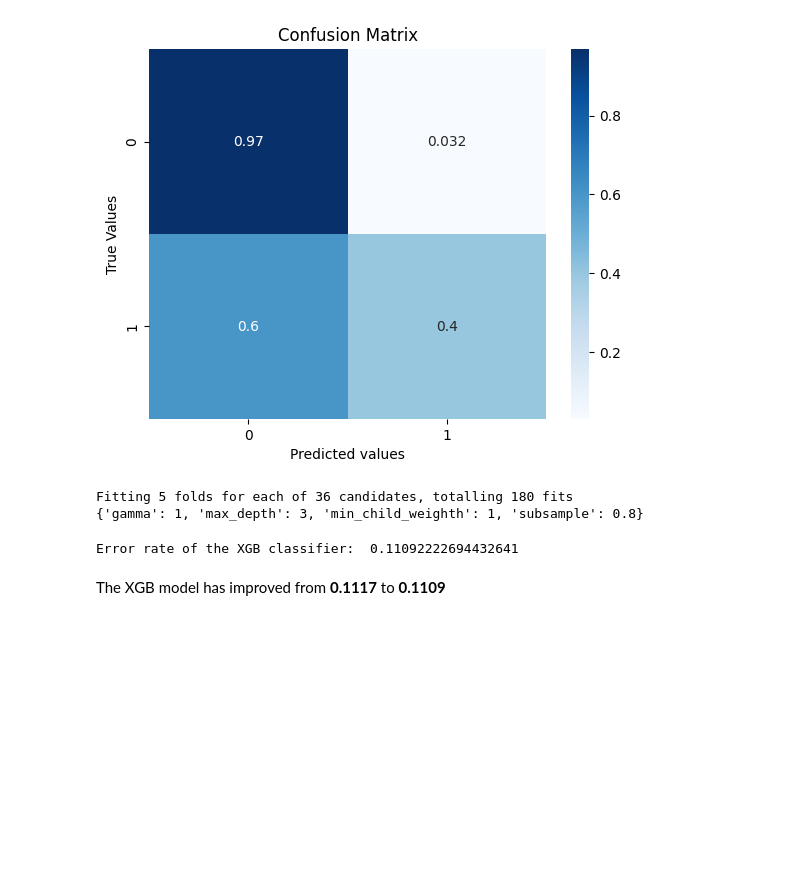
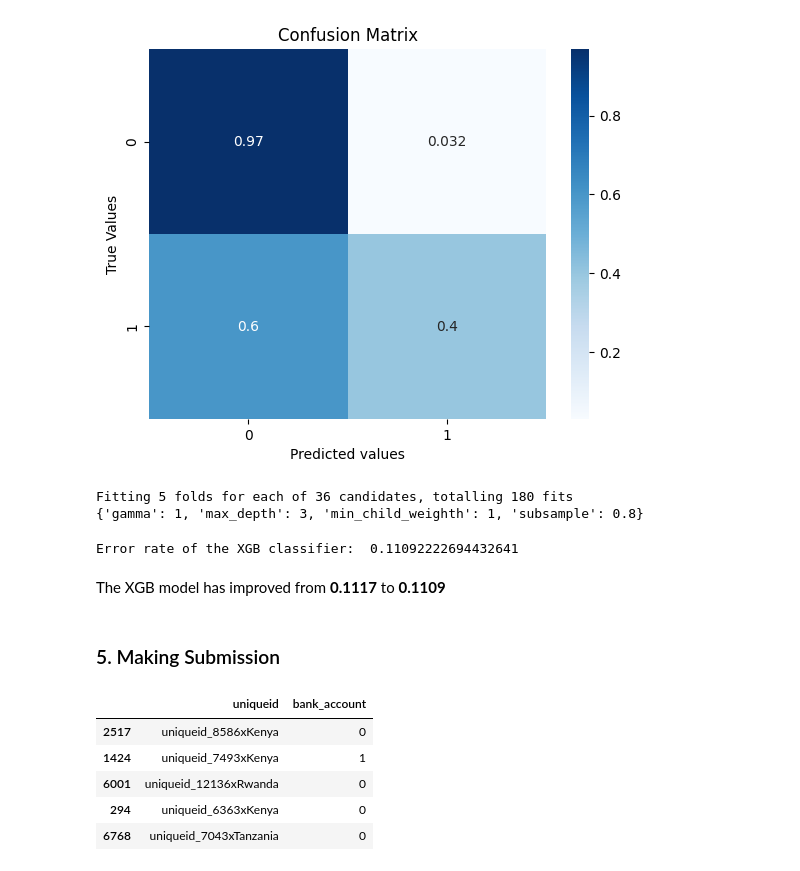
Before and after one commit to gidmak/financial_inclusion, a Jupyter notebook: EDA.ipynb, the cells around one changed output. Cells and saved outputs as stored; diff of their text form; code cells hidden in the pictures; blank space fills up the shorter version.

Commit message:
Added submission file

```diff
--- a/EDA.ipynb
+++ b/EDA.ipynb
@@ -594,3 +594,21 @@ print("Error rate of the XGB classifier: ", 1 - accuracy_score(y_val, y_pred))
 Error rate of the XGB classifier:  0.11092222694432641
 # %% [markdown]
 The XGB model has improved from **0.1117** to **0.1109**
+# %% [markdown]
+### 5. Making Submission
+# %%
+# Using our model to make prediction on test data
+df_test.bank_account = xgb_model.predict(processed_test)
+# %%
+# Create a submission dataframe
+submission = pd.DataFrame({"uniqueid": df_test["uniqueid"] + "x" + df_test["country"],
+                            "bank_account": df_test.bank_account})
+# %%
+submission.sample(5)
+# %% [output]
+|  | uniqueid | bank_account |
+| 2517 | uniqueid_8586xKenya | 0 |
+| 1424 | uniqueid_7493xKenya | 1 |
+| 6001 | uniqueid_12136xRwanda | 0 |
+| 294 | uniqueid_6363xKenya | 0 |
+| 6768 | uniqueid_7043xTanzania | 0 |
```
Also changed, not shown: parts of 1 cell of this notebook, 2 other files.
